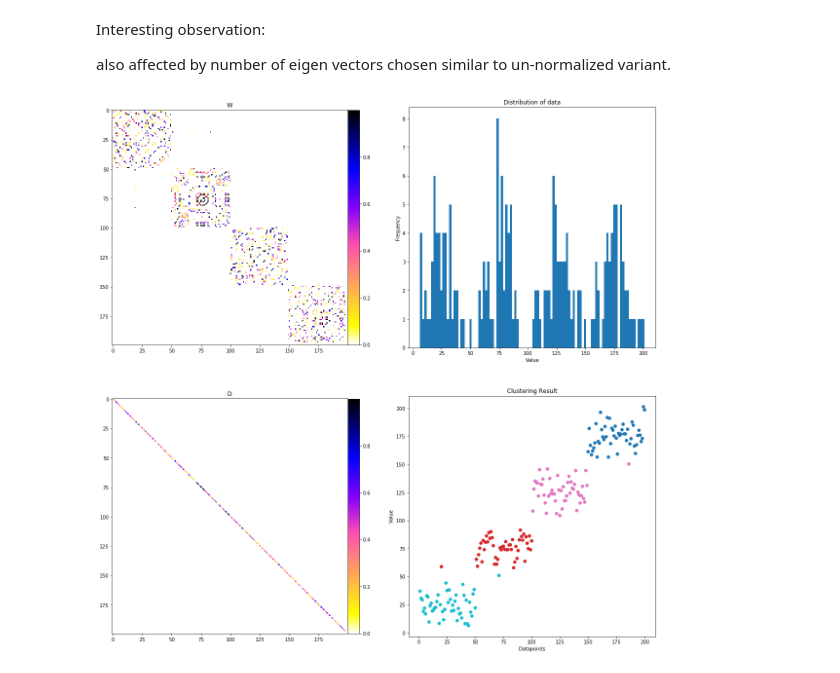
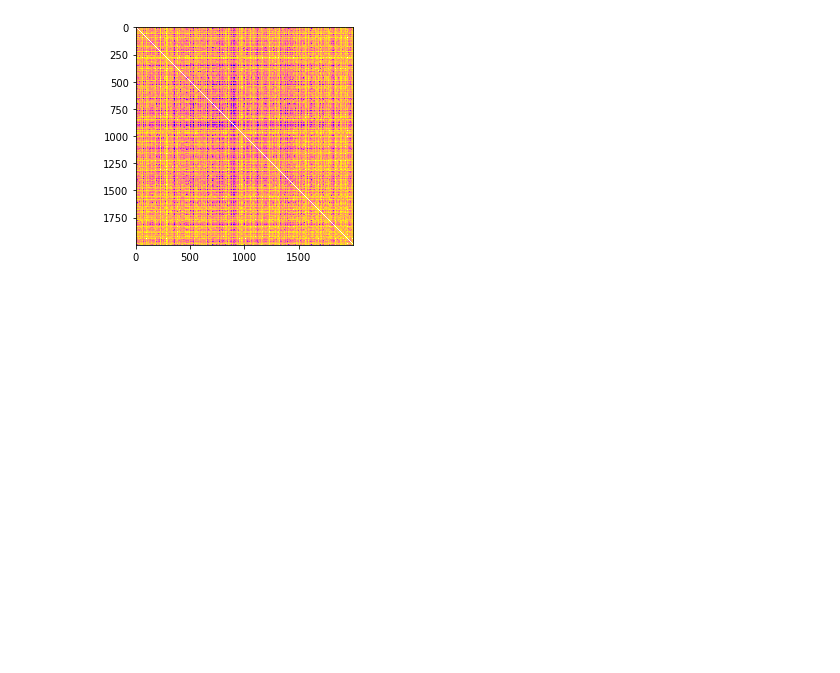
Before and after one commit to sourabhantani-smu/research, a Jupyter notebook: Normalized_Spectral_Clustering_Shi_Malik-Minst.ipynb, the cells around one changed output. Drawn from its saved outputs; the diff is of its cells as text; code cells hidden in the pictures; blank space fills up the shorter version.

```diff
--- a/Normalized_Spectral_Clustering_Shi_Malik-Minst.ipynb
+++ b/Normalized_Spectral_Clustering_Shi_Malik-Minst.ipynb
@@ -103,4 +104,0 @@ plt.close()
-# %% [markdown]
-Interesting observation:
-
-also affected by number of eigen vectors chosen similar to un-normalized variant.
@@ -109,38 +105,8 @@ pd.DataFrame(D).to_csv("D3.csv")
-# %%
-from matplotlib import pyplot as plt
-from mpl_toolkits.axes_grid1 import make_axes_locatable
-
-figure = plt.figure(figsize=(20,20))
-plt.subplot(2,2,1)
-im=plt.imshow(W, cmap=plt.cm.gnuplot2.reversed())
-plt.title("W")
-plt.colorbar(im, fraction=0.0475, pad=0.0)
-plt.gca().xaxis.tick_bottom()
-
-plt.subplot(2,2,3)
-plt.imshow(D, cmap=plt.cm.gnuplot2.reversed())
-plt.title("D")
-plt.gca().xaxis.tick_bottom()
-plt.colorbar(im, fraction=0.0475, pad=0.0)
-
-plt.subplot(2,2,2)
-plt.hist(x_list, bins=100)
-plt.title("Distribution of data")
-plt.xlabel("Value")
-plt.ylabel("Frequency")
-
-plt.subplot(2,2,4)
-data = x_list
-groups = km.labels_
-if len(data.shape) ==1 :
-    plt.scatter(range(1,len(data)+1),data,c=groups, cmap='tab10')
-else:
-    plt.scatter(data[:,0],data[:,1],c=groups, cmap='tab10')
-plt.title("Clustering Result")
-plt.xlabel("Datapoints")
-plt.ylabel("Value")
-plt.show()
-figure.savefig("1DCluster.jpg")
-plt.close()
-# %% [output]
-[figure, removed]
+# %%
+fig = plt.figure(figsize=(4,4))
+plt.imshow(W, cmap=plt.cm.gnuplot2.reversed())
+plt.gca().xaxis.tick_bottom()
+plt.show()
+fig.savefig('w_2norm.png')
+# %% [output]
+[figure, added]
```
Also changed, not shown: parts of 3 cells of this notebook, 22 other files.
